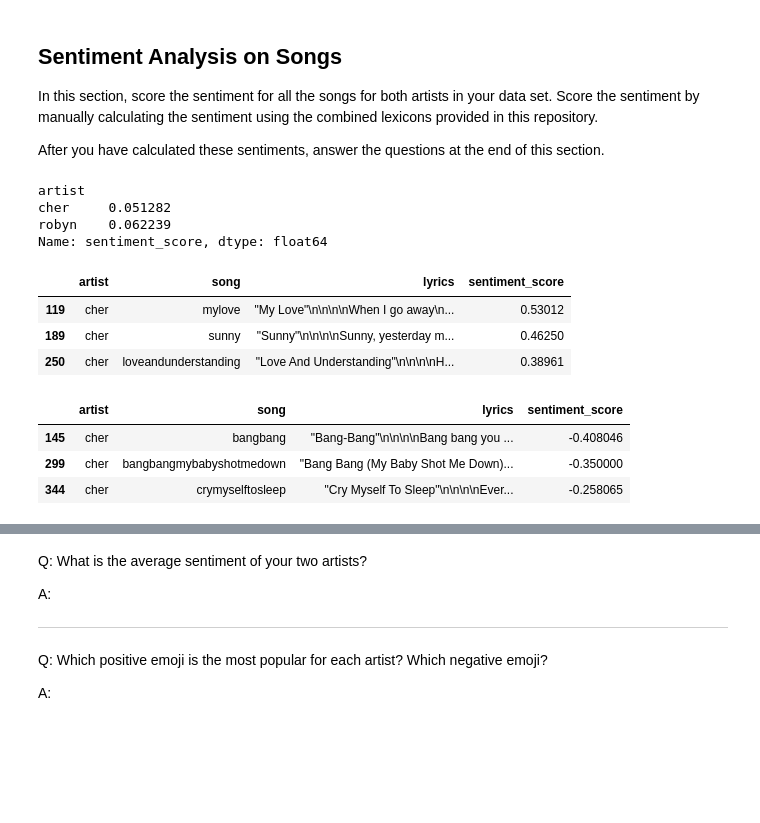
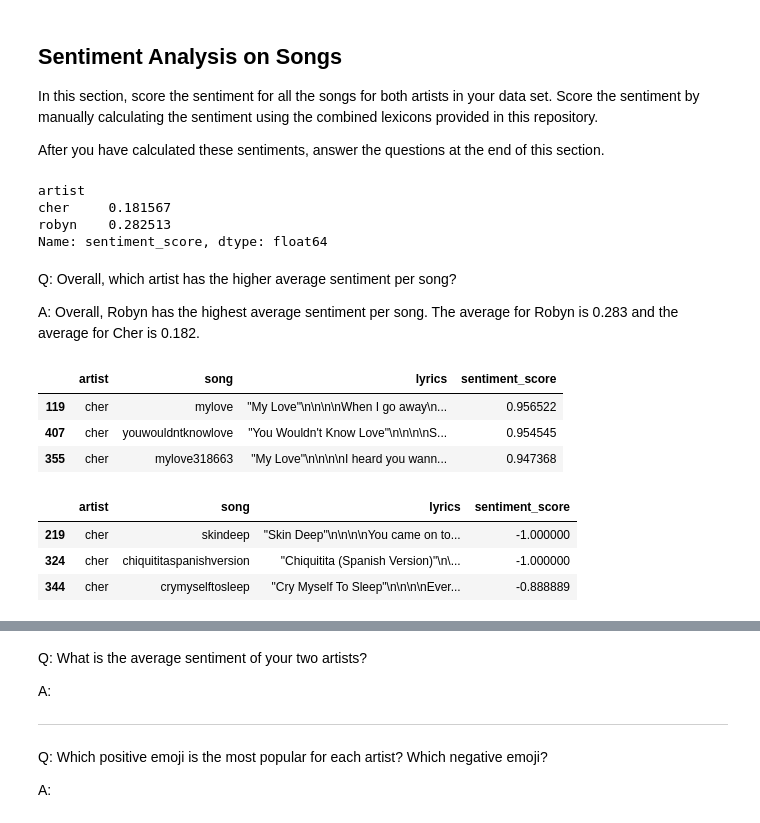
Before and after one commit to clairebentzen/sentiment-analysis, a Jupyter notebook: Sentiment Assignment.ipynb, the cells around one changed output, grey strips where cells are left out. Cells and saved outputs as stored; diff of their text form; code cells hidden in the pictures; blank space fills up the shorter version.

```diff
--- a/Sentiment Assignment.ipynb
+++ b/Sentiment Assignment.ipynb
@@ -180,7 +179,7 @@ def remove_punctuation(text, punct_set=punctuation):
 
     return("".join([ch for ch in text if ch not in punct_set]))
 
-# Tokenizes the test
+# Tokenizes the text
 def tokenize(text):
 
     return text.split()
@@ -200,13 +199,21 @@ def calculate_score(text):
     # Remove stopwords
     tokens = remove_stop(tokens)
 
-    #
+    # sentiment_score will contain the total of sentiments for words found in the lexicon per song
     sentiment_score = 0
+    # counter will contain the number of words that were actually found in the lexicon
+    counter = 0
 
+    # Add sentiments for words found in lexicon
     for word in tokens:
         if word in words['word'].values:
+            counter += 1
             score = words.loc[words['word'] == word, 'score'].values[0]
             sentiment_score += score
 
-    return sentiment_score / len(tokens)
+    # Return average sentiment of the song, and return 0 if no words were found in the lexicon
+    try:
+        return sentiment_score / counter
+    except ZeroDivisionError:
+        return 0
 # %%
@@ -214,30 +221,37 @@ def calculate_score(text):
 lyrics_data['sentiment_score'] = lyrics_data['lyrics'].apply(calculate_score)
 # %%
+# Find average sentiment score by artist
 lyrics_avg = lyrics_data.groupby('artist')['sentiment_score'].mean()
 lyrics_avg
 # %% [output]
 artist
-cher     0.051282
-robyn    0.062239
+cher     0.181567
+robyn    0.282513
 Name: sentiment_score, dtype: float64
+# %% [markdown]
+Q: Overall, which artist has the higher average sentiment per song?
+
+A: Overall, Robyn has the highest average sentiment per song. The average for Robyn is 0.283 and the average for Cher is 0.182.
 # %%
-#
+pd.set_option('display.max_colwidth', None)
+
+# Subset cher lyrics
 cher_lyrics = lyrics_data[lyrics_data['artist'] == 'cher']
 
 # Get the top 3 scores
 cher_top_3 = cher_lyrics.nlargest(3, 'sentiment_score')
 cher_top_3
 # %% [output]
 |  | artist | song | lyrics | sentiment_score |
-| 119 | cher | mylove | "My Love"\n\n\n\nWhen I go away\n... | 0.53012 |
-| 189 | cher | sunny | "Sunny"\n\n\n\nSunny, yesterday m... | 0.46250 |
-| 250 | cher | loveandunderstanding | "Love And Understanding"\n\n\n\nH... | 0.38961 |
+| 119 | cher | mylove | "My Love"\n\n\n\nWhen I go away\n... | 0.956522 |
+| 407 | cher | youwouldntknowlove | "You Wouldn't Know Love"\n\n\n\nS... | 0.954545 |
+| 355 | cher | mylove318663 | "My Love"\n\n\n\nI heard you wann... | 0.947368 |
 # %%
 # Get the bottom 3 scores
 cher_bottom_3 = cher_lyrics.nsmallest(3, 'sentiment_score')
 cher_bottom_3
 # %% [output]
 |  | artist | song | lyrics | sentiment_score |
-| 145 | cher | bangbang | "Bang-Bang"\n\n\n\nBang bang you ... | -0.408046 |
-| 299 | cher | bangbangmybabyshotmedown | "Bang Bang (My Baby Shot Me Down)... | -0.350000 |
-| 344 | cher | crymyselftosleep | "Cry Myself To Sleep"\n\n\n\nEver... | -0.258065 |
+| 219 | cher | skindeep | "Skin Deep"\n\n\n\nYou came on to... | -1.000000 |
+| 324 | cher | chiquititaspanishversion | "Chiquitita (Spanish Version)"\n\... | -1.000000 |
+| 344 | cher | crymyselftosleep | "Cry Myself To Sleep"\n\n\n\nEver... | -0.888889 |
```
Also changed, not shown: parts of 10 cells of this notebook.
